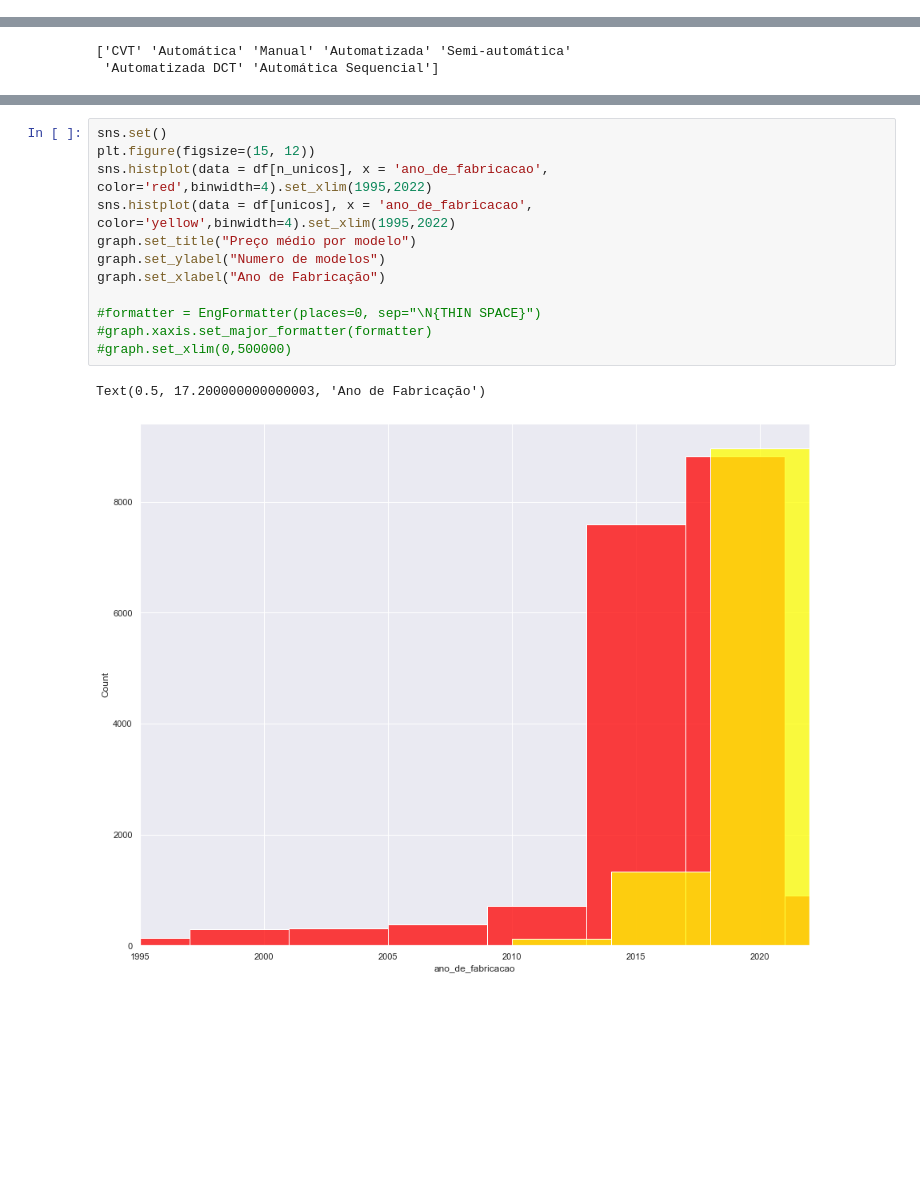
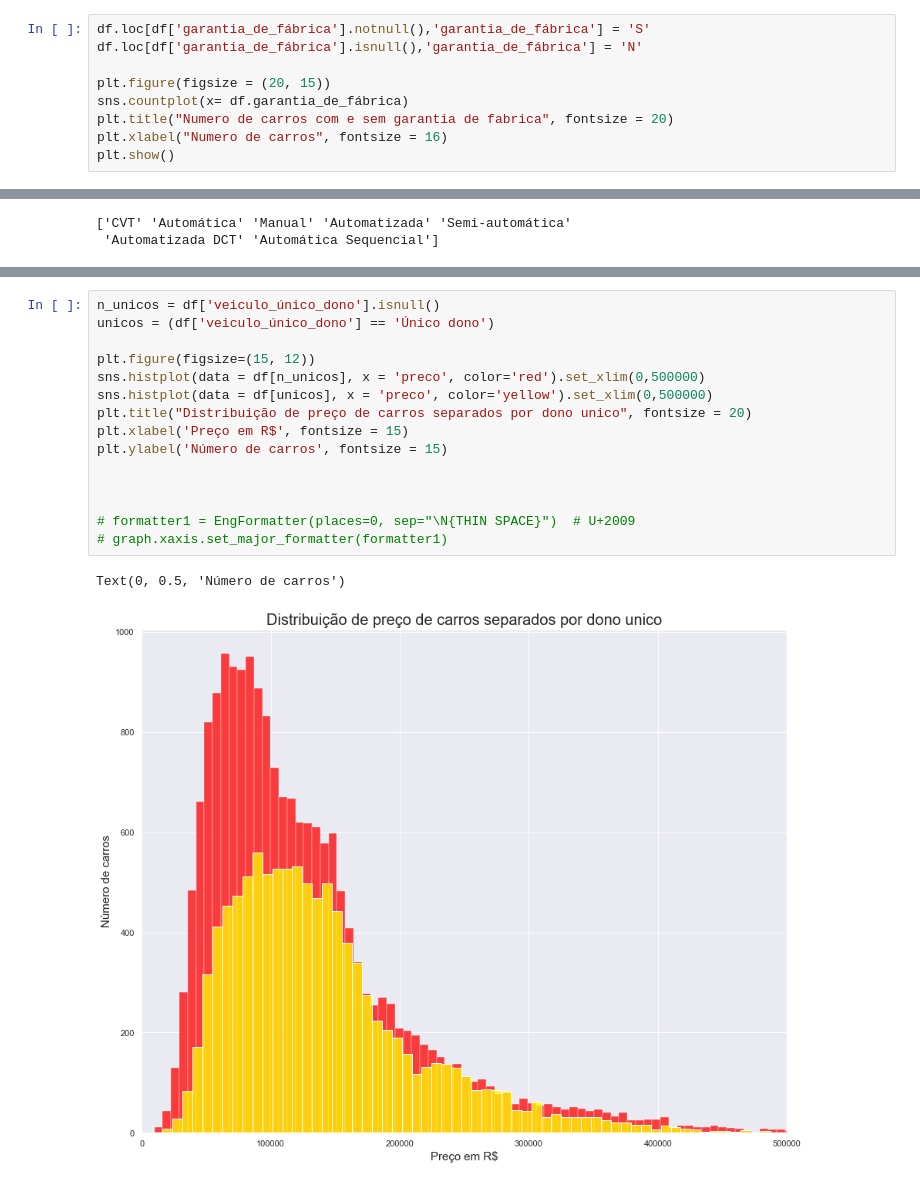
Before and after one commit to marcostrivelato/desafio-lighthouse, a Jupyter notebook: relatório-estatisticas.ipynb, the cells around one changed output, grey strips where cells are left out. Cells and saved outputs as stored; diff of their text form; blank space fills up the shorter version.

```diff
--- a/relatório-estatisticas.ipynb
+++ b/relatório-estatisticas.ipynb
@@ -72,0 +62,9 @@ graph.set_xlim(0,500000)
+# %%
+df.loc[df['garantia_de_fábrica'].notnull(),'garantia_de_fábrica'] = 'S'
+df.loc[df['garantia_de_fábrica'].isnull(),'garantia_de_fábrica'] = 'N'
+
+plt.figure(figsize = (20, 15))
+sns.countplot(x= df.garantia_de_fábrica)
+plt.title("Numero de carros com e sem garantia de fabrica", fontsize = 20)
+plt.xlabel("Numero de carros", fontsize = 16)
+plt.show()
@@ -174,15 +133,18 @@ print(unicos.sum(),n_unicos.sum())
 # %%
-sns.set()
+n_unicos = df['veiculo_único_dono'].isnull()
+unicos = (df['veiculo_único_dono'] == 'Único dono')
+
 plt.figure(figsize=(15, 12))
-sns.histplot(data = df[n_unicos], x = 'ano_de_fabricacao', color='red',binwidth=4).set_xlim(1995,2022)
-sns.histplot(data = df[unicos], x = 'ano_de_fabricacao', color='yellow',binwidth=4).set_xlim(1995,2022)
-graph.set_title("Preço médio por modelo")
-graph.set_ylabel("Numero de modelos")
-graph.set_xlabel("Ano de Fabricação")
+sns.histplot(data = df[n_unicos], x = 'preco', color='red').set_xlim(0,500000)
+sns.histplot(data = df[unicos], x = 'preco', color='yellow').set_xlim(0,500000)
+plt.title("Distribuição de preço de carros separados por dono unico", fontsize = 20)
+plt.xlabel('Preço em R$', fontsize = 15)
+plt.ylabel('Número de carros', fontsize = 15)
 
-#formatter = EngFormatter(places=0, sep="\N{THIN SPACE}")
-#graph.xaxis.set_major_formatter(formatter)
-#graph.set_xlim(0,500000)
+
+
+# formatter1 = EngFormatter(places=0, sep="\N{THIN SPACE}")  # U+2009
+# graph.xaxis.set_major_formatter(formatter1)
 # %% [output]
-Text(0.5, 17.200000000000003, 'Ano de Fabricação')
+Text(0, 0.5, 'Número de carros')
-[figure, old version]
+[figure, new version]
```
Also changed, not shown: parts of 23 cells of this notebook.
